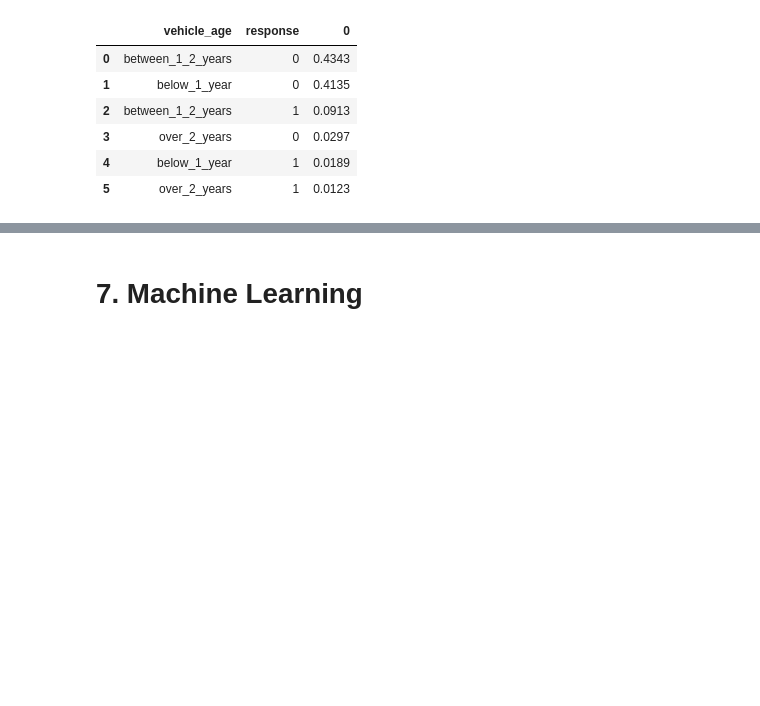
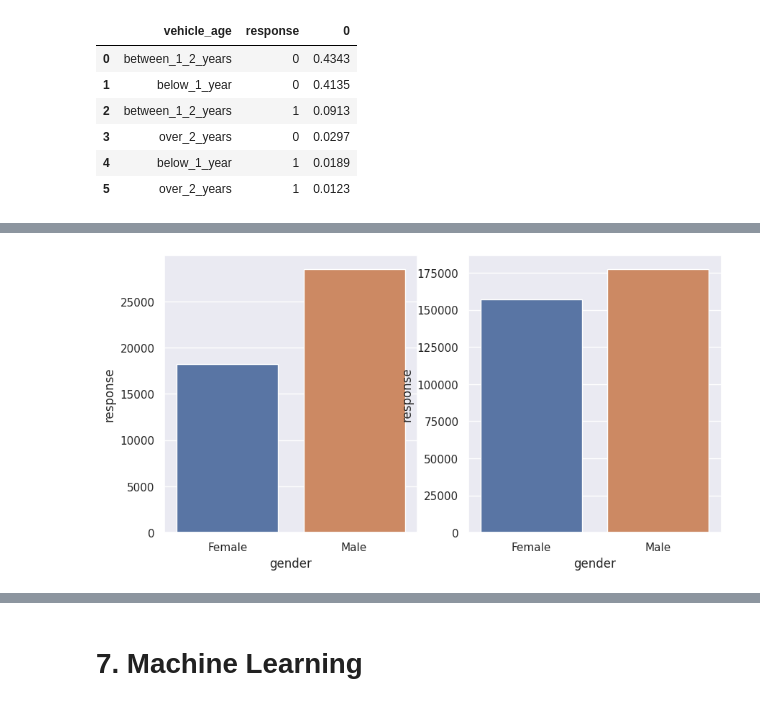
Before and after one commit to m4theus4ndr4de/classification-health-insurance-cross-sell, a Jupyter notebook: notebooks/model-development.ipynb, the cells around one changed output, grey strips where cells are left out. Cells and saved outputs as stored; diff of their text form; code cells hidden in the pictures; blank space fills up the shorter version.

```diff
--- a/notebooks/model-development.ipynb
+++ b/notebooks/model-development.ipynb
@@ -289,0 +320,10 @@ plt.xticks(rotation=90);
+# %%
+plt.subplot(1, 2, 1)
+aux = df4[['gender', 'response']].query('response == 1').groupby('gender').count().reset_index()
+sns.barplot(x='gender', y='response', data=aux);
+
+plt.subplot(1, 2, 2)
+aux = df4[['gender', 'response']].query('response == 0').groupby('gender').count().reset_index()
+sns.barplot(x='gender', y='response', data=aux);
+# %% [output]
+[figure, added]
```
Also changed, not shown: parts of 36 cells of this notebook.
